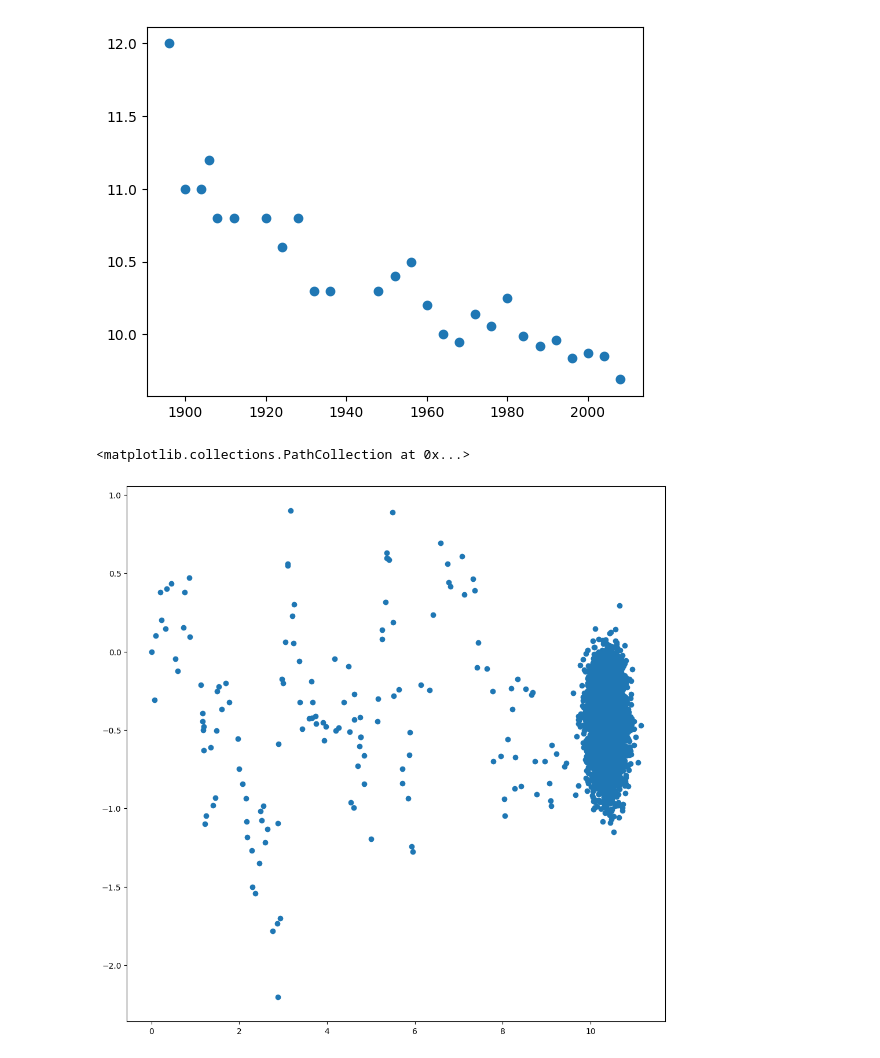
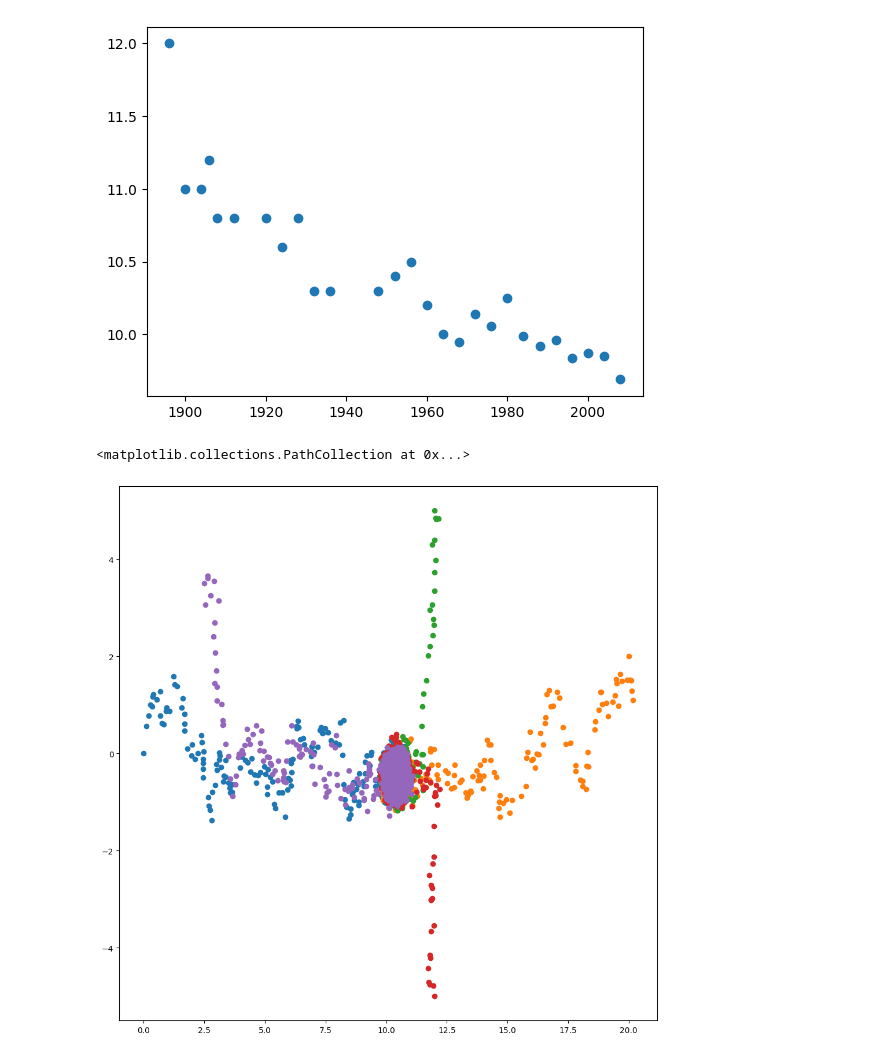
Before and after one commit to DCI-alxogm/ml2023-David-Nicolas364, a Jupyter notebook: Sep30/Ejercicio_30.ipynb, the cells around one changed output. Saved outputs shown, nothing was run; the diff lists cells and outputs as text; code cells hidden in the pictures.

```diff
--- a/Sep30/Ejercicio_30.ipynb
+++ b/Sep30/Ejercicio_30.ipynb
@@ -81,12 +77,28 @@ T_min1, T_max1= -40,40
 Tethas = Eval(N,y,X_norm,tet_ini,sig1,sig2,T_min0, T_max0, T_min1, T_max1)
 # %%
 Graf = Tethas.T
+# %%
+Tethas2 = Eval(N,y,X_norm,[20,2],sig1,sig2,T_min0, T_max0, T_min1, T_max1)
+Graf2 = Tethas2.T
+# %%
+Tethas3 = Eval(N,y,X_norm,[12,5],sig1,sig2,T_min0, T_max0, T_min1, T_max1)
+Graf3 = Tethas3.T
+# %%
+Tethas4 = Eval(N,y,X_norm,[12,-5],sig1,sig2,T_min0, T_max0, T_min1, T_max1)
+Graf4 = Tethas4.T
+# %%
+Tethas5 = Eval(N,y,X_norm,[2.5,3.5],sig1,sig2,T_min0, T_max0, T_min1, T_max1)
+Graf5 = Tethas5.T
 # %%
 f = plt.figure()
 f.set_figwidth(12)
 f.set_figheight(12)
 plt.scatter(Graf[0],Graf[1])
+plt.scatter(Graf2[0],Graf2[1])
+plt.scatter(Graf3[0],Graf3[1])
+plt.scatter(Graf4[0],Graf4[1])
+plt.scatter(Graf5[0],Graf5[1])
 # %% [output]
 <matplotlib.collections.PathCollection at 0x...>
-[figure, old version]
+[figure, new version]
 # %%
```
Also changed, not shown: parts of 25 cells of this notebook.
